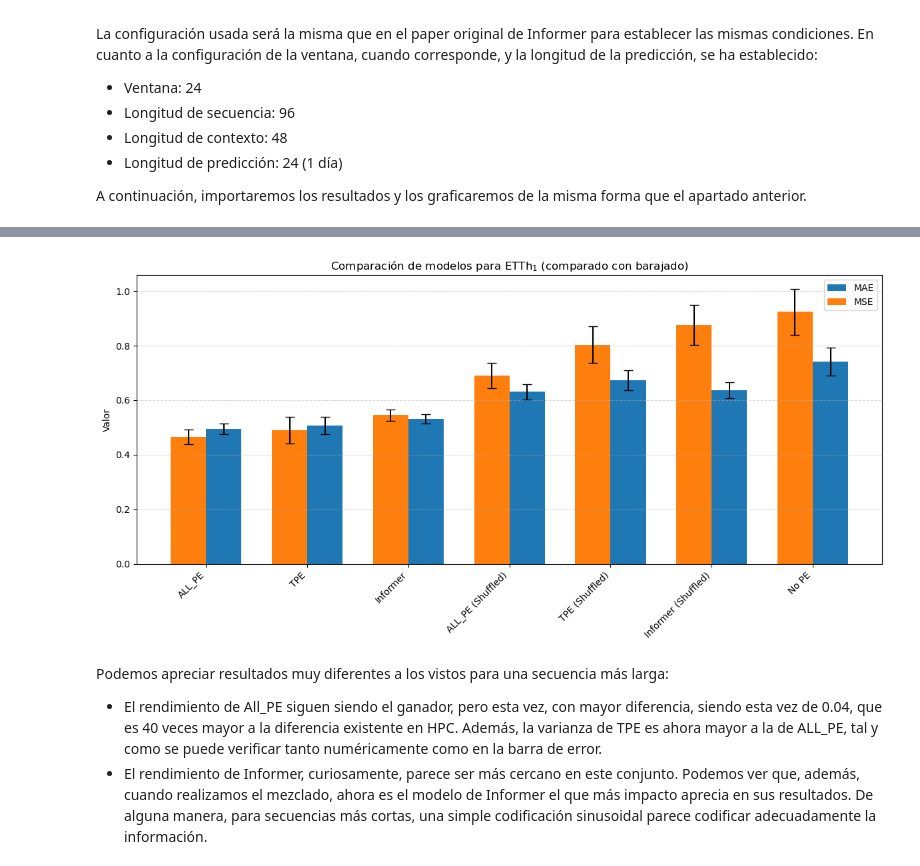
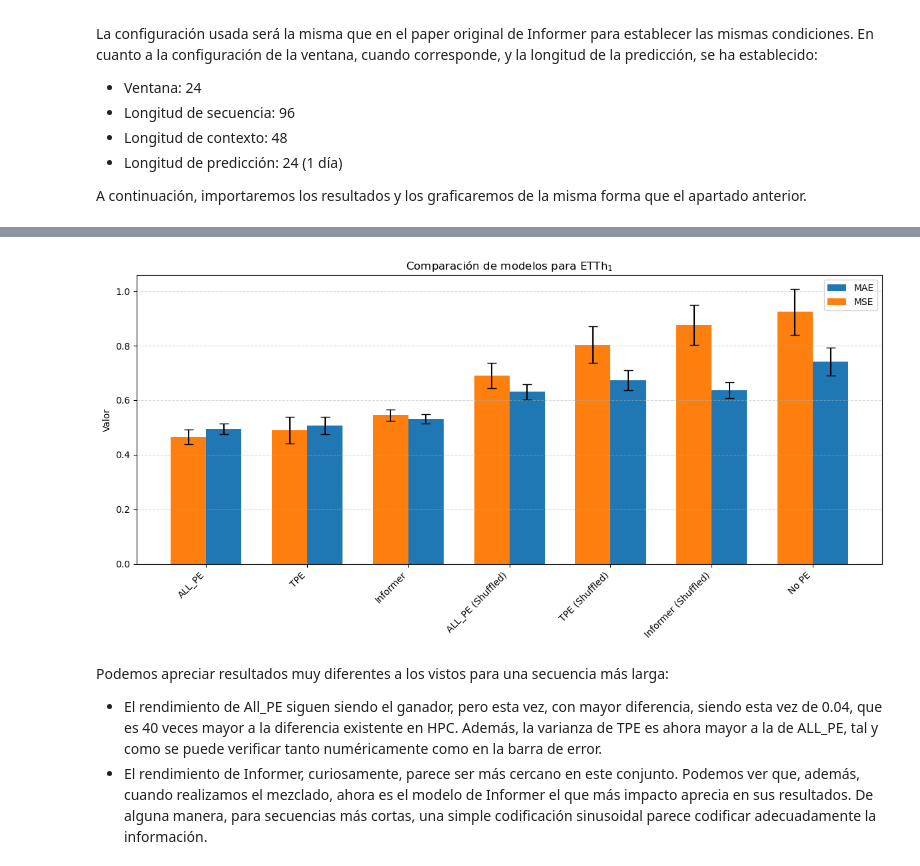
Before and after one commit to hexecoded/TFM, a Jupyter notebook: Experimentos/ResultadosNGPU.ipynb, the cells around one changed output, grey strips where cells are left out. Cells and saved outputs as stored; diff of their text form; code cells hidden in the pictures.

```diff
--- a/Experimentos/ResultadosNGPU.ipynb
+++ b/Experimentos/ResultadosNGPU.ipynb
@@ -272,35 +272,35 @@ for model_name, file_path in model_files.items():
     df_mean = df.pivot(index='Modelo', columns='Metric', values='Mean')
     df_std = df.pivot(index='Modelo', columns='Metric', values='STD')
 
     # Renombrar columnas para distinguir Mean y STD
     df_mean.columns = [f"{col}_Mean" for col in df_mean.columns]
     df_std.columns = [f"{col}_STD" for col in df_std.columns]
 
     # Combinar ambos
     df_combined = pd.concat([df_mean, df_std], axis=1)
 
     dfs.append(df_combined)
 
 # Unir todos los modelos
 final_df = pd.concat(dfs)
 
 # Resetear índice y ordenar por MSE_Mean
 final_df.reset_index(inplace=True)
 final_df = final_df.sort_values(by="MSE_Mean")
 
 # Mostramos tabla y gráfico
 display(final_df)
-plot_metricas_con_error(final_df, titulo=f"Comparación de modelos para ETTh$_1$ (comparado con barajado)")
+plot_metricas_con_error(final_df, titulo=f"Comparación de modelos para ETTh$_1$")
 # %% [output]
 |  | Modelo | MAE_Mean | MAPE_Mean | MSE_Mean | MSPE_Mean | RMSE_Mean | TestTime(s)_Mean | TrainTime(s)_Mean | ... |
 | 0 | ALL_PE | 0.494661 | 10.515547 | 0.465990 | 40193.949219 | 0.682334 | 0.779390 | 27.822449 | ... |
 | 5 | TPE | 0.507179 | 11.085088 | 0.489647 | 45770.907813 | 0.698881 | 1.339969 | 52.732013 | ... |
 | 2 | Informer | 0.532375 | 11.799151 | 0.545807 | 48779.951562 | 0.738659 | 0.383596 | 16.819558 | ... |
 | 1 | ALL_PE (Shuffled) | 0.631257 | 10.456927 | 0.689675 | 36663.685937 | 0.829999 | 0.799599 | 27.664155 | ... |
 | 6 | TPE (Shuffled) | 0.672846 | 11.246408 | 0.803575 | 42832.119531 | 0.895662 | 1.408538 | 58.641512 | ... |
 | 3 | Informer (Shuffled) | 0.635849 | 14.953555 | 0.875502 | 77929.382031 | 0.934864 | 0.412799 | 15.953086 | ... |
 | 4 | No PE | 0.741918 | 14.232987 | 0.923467 | 76807.512109 | 0.960007 | 0.451098 | 17.335851 | ... |
-[figure, old version]
+[figure, new version]
 # %% [markdown]
 Podemos apreciar resultados muy diferentes a los vistos para una secuencia más larga:
 
```
Also changed, not shown: parts of 2 cells of this notebook.
